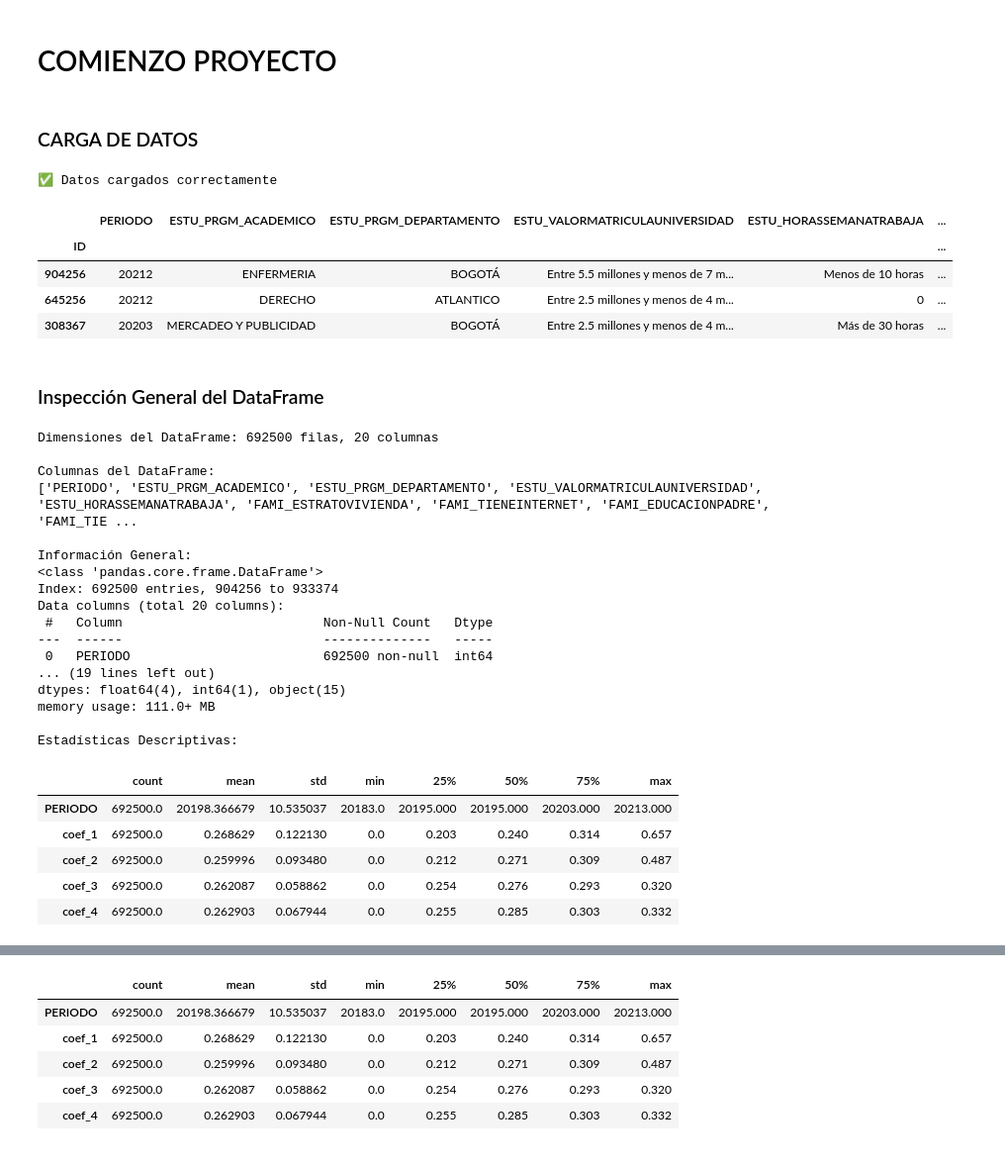
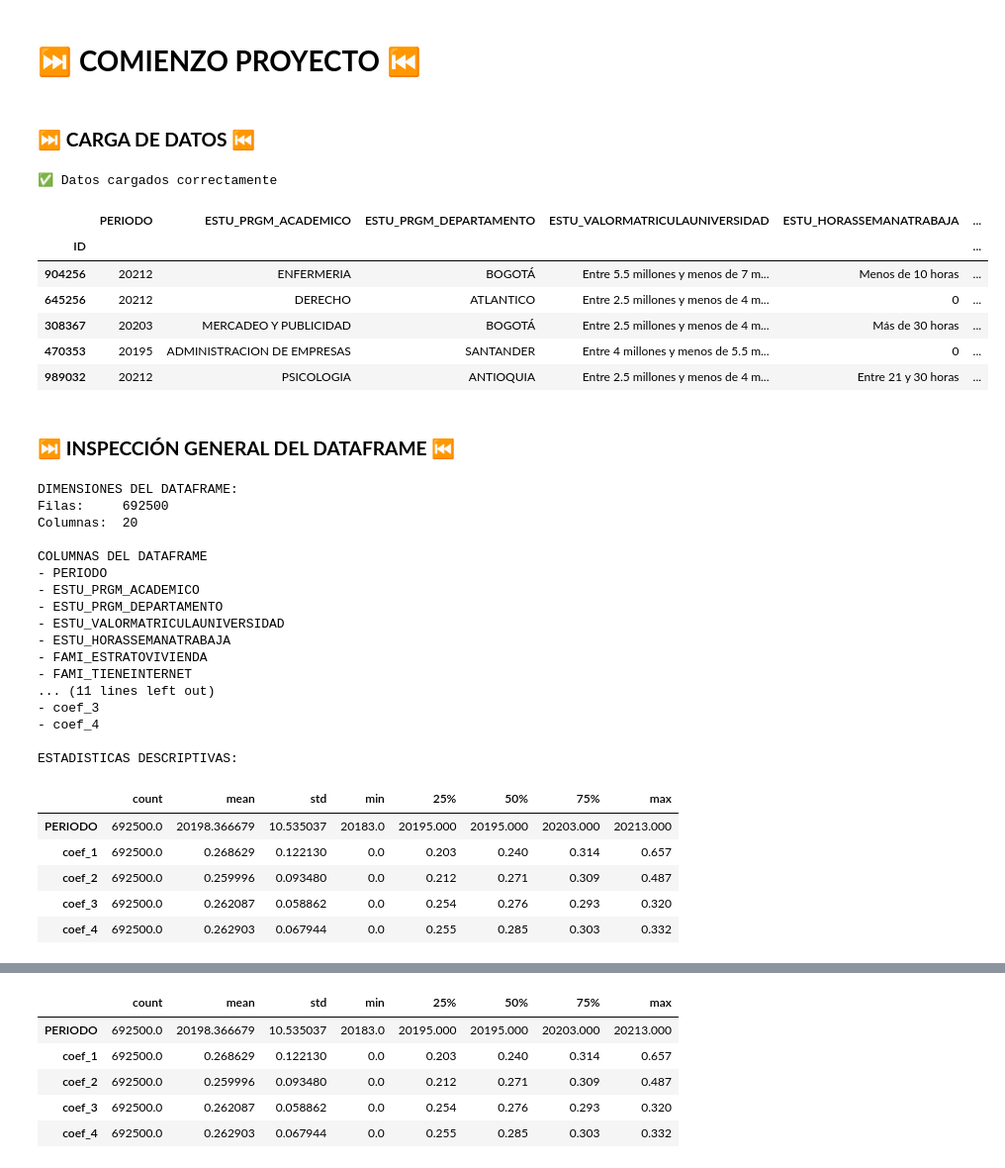
Before and after one commit to juandiego2205/Inteligencia_Artificial_2025-1, a Jupyter notebook: 01_exploración.ipynb, the cells around one changed output, grey strips where cells are left out. Shown at 99% size. Drawn from its saved outputs; the diff is of its cells as text; code cells hidden in the pictures.

```diff
--- a/01_exploración.ipynb
+++ b/01_exploración.ipynb
@@ -27,5 +20,5 @@ replace train.csv? [y]es, [n]o, [A]ll, [N]one, [r]ename:   inflating: train.csv
 # %% [markdown]
-# COMIENZO PROYECTO
+# ⏭ **COMIENZO PROYECTO** ⏮
 # %%
 # Importamos librerias necesarias
 import numpy as np
@@ -33,54 +26,55 @@ import pandas as pd
 import matplotlib.pyplot as plt
 import seaborn as sns
 # %% [markdown]
-### CARGA DE DATOS
+### ⏭ **CARGA DE DATOS** ⏮
 # %%
 file_path = "/content/train.csv"  # Asegúrate de que este archivo exista en la ruta especificada
 data_train = pd.read_csv(file_path, index_col="ID")
 print("✅ Datos cargados correctamente")
-data_train.head(3)
+data_train.head()
 # %% [output]
 ✅ Datos cargados correctamente
 |  | PERIODO | ESTU_PRGM_ACADEMICO | ESTU_PRGM_DEPARTAMENTO | ESTU_VALORMATRICULAUNIVERSIDAD | ESTU_HORASSEMANATRABAJA | ... |
 | ID |  |  |  |  |  | ... |
 | 904256 | 20212 | ENFERMERIA | BOGOTÁ | Entre 5.5 millones y menos de 7 m... | Menos de 10 horas | ... |
 | 645256 | 20212 | DERECHO | ATLANTICO | Entre 2.5 millones y menos de 4 m... | 0 | ... |
 | 308367 | 20203 | MERCADEO Y PUBLICIDAD | BOGOTÁ | Entre 2.5 millones y menos de 4 m... | Más de 30 horas | ... |
+| 470353 | 20195 | ADMINISTRACION DE EMPRESAS | SANTANDER | Entre 4 millones y menos de 5.5 m... | 0 | ... |
+| 989032 | 20212 | PSICOLOGIA | ANTIOQUIA | Entre 2.5 millones y menos de 4 m... | Entre 21 y 30 horas | ... |
-# %% [markdown]
-### Inspección General del DataFrame
+# %% [markdown]
+### ⏭ **INSPECCIÓN GENERAL DEL DATAFRAME** ⏮
 # %%
 # Mostrar dimensiones del dataset
-print(f"Dimensiones del DataFrame: {data_train.shape[0]} filas, {data_train.shape[1]} columnas\n")
+print(f"""DIMENSIONES DEL DATAFRAME:
+Filas:     {data_train.shape[0]}
+Columnas:  {data_train.shape[1]}\n""")
 
 # Mostrar nombres de columnas
-print("Columnas del DataFrame:")
-print(data_train.columns.tolist(), "\n")
-
-# Información general del dataset
-print("Información General:")
-data_train.info()
+print("COLUMNAS DEL DATAFRAME")
+for column in data_train.columns:
+    print(f"- {column}")
 
 # Estadísticas descriptivas numéricas
-print("\nEstadísticas Descriptivas:")
+print("\nESTADISTICAS DESCRIPTIVAS:")
 display(data_train.describe().T)  # Transpuesta para mejor lectura
 # %% [output]
-Dimensiones del DataFrame: 692500 filas, 20 columnas
+DIMENSIONES DEL DATAFRAME:
+Filas:     692500
+Columnas:  20
 
-Columnas del DataFrame:
-['PERIODO', 'ESTU_PRGM_ACADEMICO', 'ESTU_PRGM_DEPARTAMENTO', 'ESTU_VALORMATRICULAUNIVERSIDAD', 'ESTU_HORASSEMANATRABAJA', 'FAMI_ESTRATOVIVIENDA', 'FAMI_TIENEINTERNET', 'FAMI_EDUCACIONPADRE', 'FAMI_TIE ...
+COLUMNAS DEL DATAFRAME
+- PERIODO
+- ESTU_PRGM_ACADEMICO
+- ESTU_PRGM_DEPARTAMENTO
+- ESTU_VALORMATRICULAUNIVERSIDAD
+- ESTU_HORASSEMANATRABAJA
+- FAMI_ESTRATOVIVIENDA
+- FAMI_TIENEINTERNET
+... (11 lines left out)
+- coef_3
+- coef_4
 
-Información General:
-<class 'pandas.core.frame.DataFrame'>
-Index: 692500 entries, 904256 to 933374
-Data columns (total 20 columns):
- #   Column                          Non-Null Count   Dtype
----  ------                          --------------   -----
- 0   PERIODO                         692500 non-null  int64
-... (19 lines left out)
-dtypes: float64(4), int64(1), object(15)
-memory usage: 111.0+ MB
-
-Estadísticas Descriptivas:
+ESTADISTICAS DESCRIPTIVAS:
 |  | count | mean | std | min | 25% | 50% | 75% | max |
 | PERIODO | 692500.0 | 20198.366679 | 10.535037 | 20183.0 | 20195.000 | 20195.000 | 20203.000 | 20213.000 |
 | coef_1 | 692500.0 | 0.268629 | 0.122130 | 0.0 | 0.203 | 0.240 | 0.314 | 0.657 |
```
Also changed, not shown: parts of 31 cells of this notebook.
